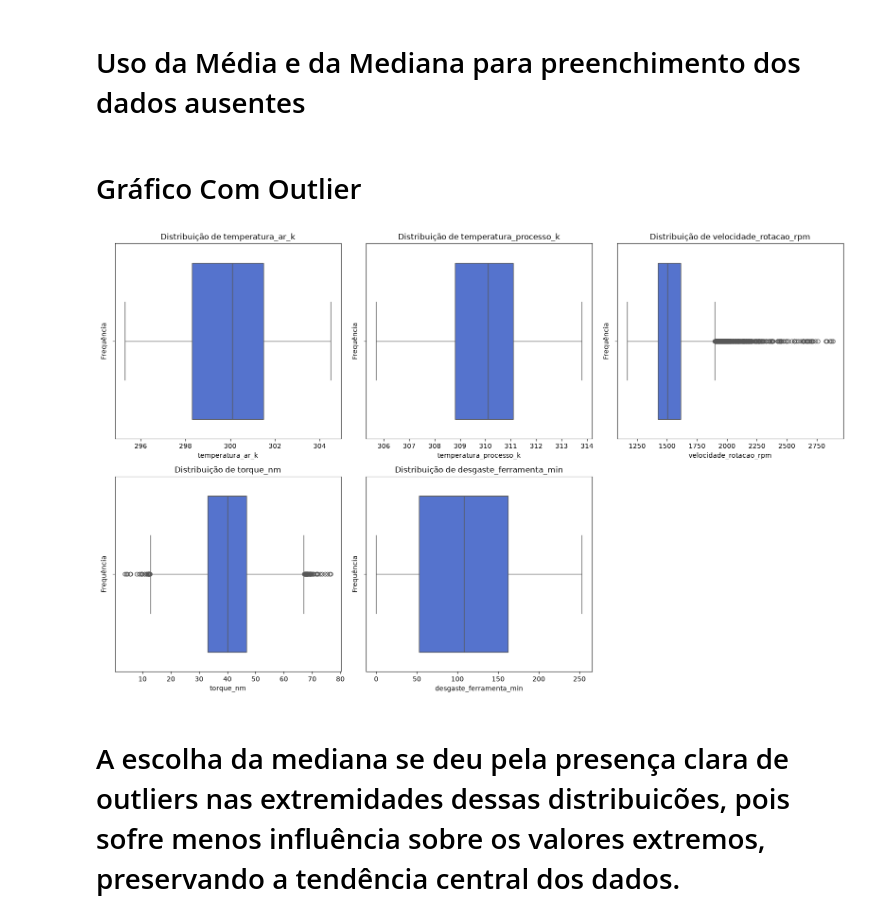
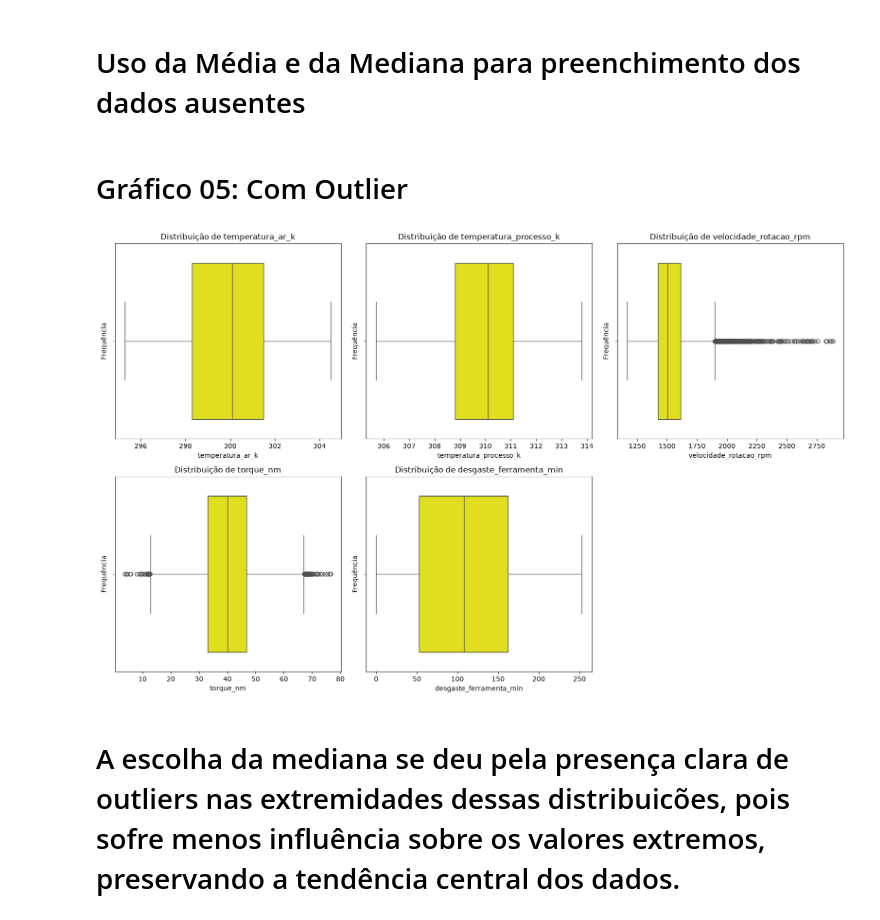
Before and after one commit to Carlos779-cloud/Projeto_Final, a Jupyter notebook: main.ipynb, the cells around one changed output. Drawn from its saved outputs; the diff is of its cells as text; code cells hidden in the pictures.

```diff
--- a/main.ipynb
+++ b/main.ipynb
@@ -25,5 +25,5 @@ pd.read_csv('C:/Users/PC/OneDrive/Projeto_Final/manutencao_preditiva.csv')
 | 9999 | 10000 | M24859 | M | 299.0 | 308.7 | 1500.0 | 40.2 | ... |
 10000 rows × 14 columns
 # %%
-df = pd.read_csv('C:/Users/PC/OneDrive/Projeto_Final/manutencao_preditiva.csv', sep=',')
+df = pd.read_csv('./manutencao_preditiva.csv', sep=',')
 # %%
@@ -100,12 +165,12 @@ plt.figure(figsize=(16, 10))
 
 for i, coluna in enumerate(colunas_sensores, 1):
     plt.subplot(2, 3, i)
-    sns.histplot(data=df, x=coluna, kde=True, color='royalblue')
+    sns.histplot(data=df, x=coluna, kde=True, color='seagreen', bins=30)
     plt.title(f'Distribuição de {coluna}', fontsize=12)
     plt.xlabel(coluna, fontsize=10)
     plt.ylabel('Frequência', fontsize=10)
 
 plt.tight_layout()
-plt.savefig('01_distribuicao_sensores.png', dpi=300, bbox_inches='tight')
+plt.savefig('imagens/02_distribuicao_sensores.png', dpi=300, bbox_inches='tight')
 plt.show()
 # %% [output]
@@ -247,30 +325,30 @@ Index: []
 # %% [markdown]
 # Uso da Média e da Mediana para preenchimento dos dados ausentes
 # %% [markdown]
-# Gráfico Com Outlier
+# Gráfico 05: Com Outlier
 # %%
 outlier_colunas_sensores = [
     'temperatura_ar_k',
     'temperatura_processo_k',
     'velocidade_rotacao_rpm',
     'torque_nm',
     'desgaste_ferramenta_min'
 ]
 
 plt.figure(figsize=(16, 10))
 
 for i, coluna in enumerate(colunas_sensores, 1):
     plt.subplot(2, 3, i)
-    sns.boxplot(data=df, x=coluna, color='royalblue', showfliers=True)
+    sns.boxplot(data=df, x=coluna, color='yellow', showfliers=True)
     plt.title(f'Distribuição de {coluna}', fontsize=12)
     plt.xlabel(coluna, fontsize=10)
     plt.ylabel('Frequência', fontsize=10)
 
 plt.tight_layout()
-plt.savefig('04_boxplot_sensores_com_outliers.png', dpi=300, bbox_inches='tight')
+plt.savefig('imagens/05_boxplot_sensores_com_outliers.png', dpi=300, bbox_inches='tight')
 plt.show()
 # %% [output]
-[figure, old version]
+[figure, new version]
 # %% [markdown]
 # A escolha da mediana se deu pela presença clara de outliers nas extremidades dessas distribuicões, pois sofre menos influência sobre os valores extremos, preservando a tendência central dos dados.
 # %%
```
Also changed, not shown: parts of 29 cells of this notebook, 10 other files.
